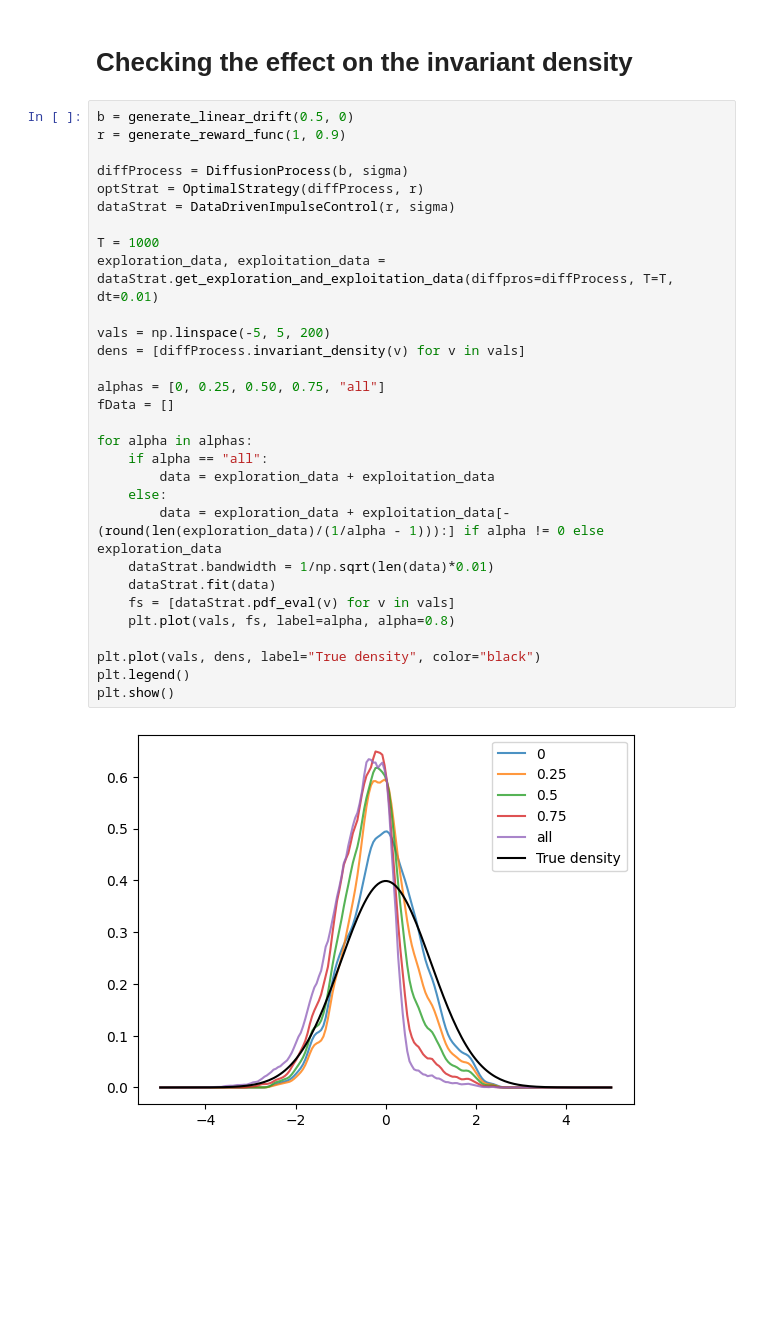
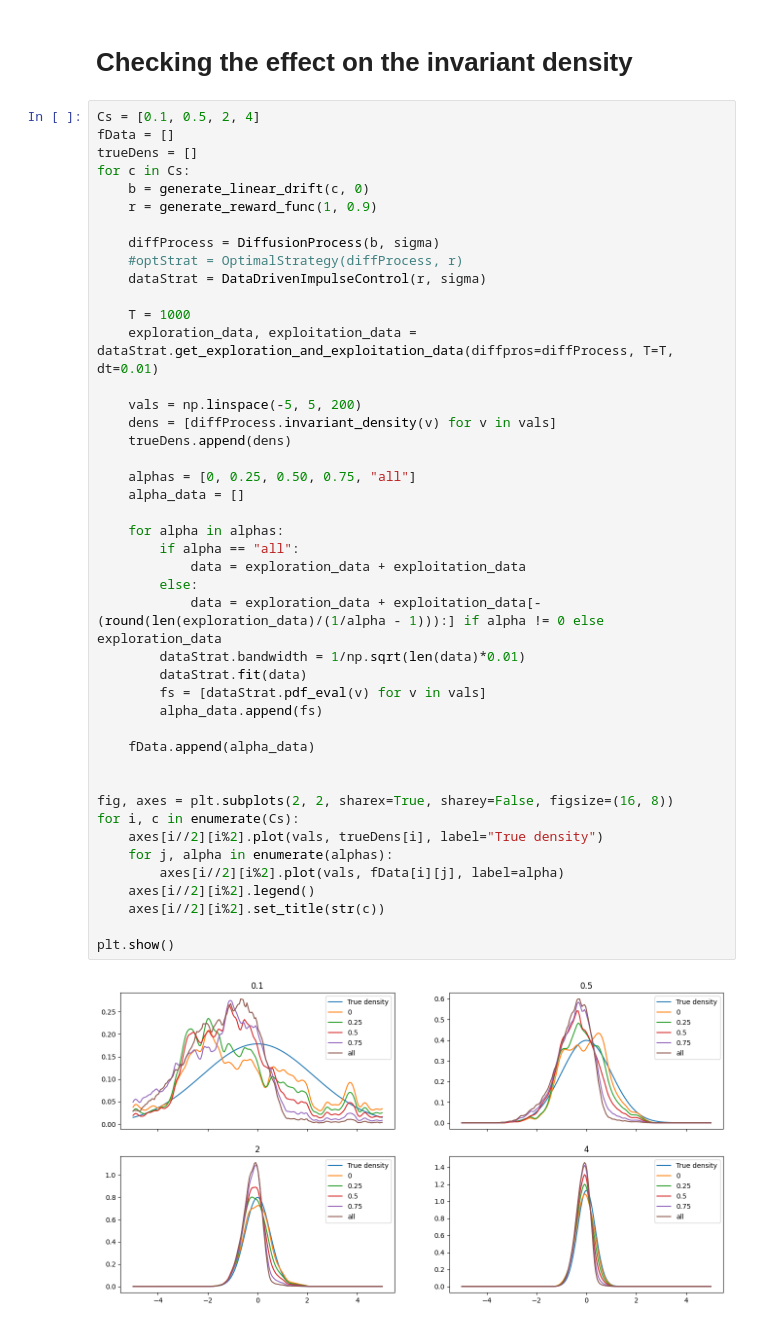
Before and after one commit to RasmusBrostroem/Data-driven-algorithms-for-Impulse-control-problem-Thesis, a Jupyter notebook: TestingUsingExploitationData.ipynb, the cells around one changed output. Cells and saved outputs as stored; diff of their text form; blank space fills up the shorter version.

Commit message:
Added 4 plots for different drifs

```diff
--- a/TestingUsingExploitationData.ipynb
+++ b/TestingUsingExploitationData.ipynb
@@ -8,35 +8,49 @@ The idea of this document is to see how it will affect the simulation, when we u
 # %% [markdown]
 # Checking the effect on the invariant density
 # %%
-b = generate_linear_drift(0.5, 0)
-r = generate_reward_func(1, 0.9)
+Cs = [0.1, 0.5, 2, 4]
+fData = []
+trueDens = []
+for c in Cs:
+    b = generate_linear_drift(c, 0)
+    r = generate_reward_func(1, 0.9)
 
-diffProcess = DiffusionProcess(b, sigma)
-optStrat = OptimalStrategy(diffProcess, r)
-dataStrat = DataDrivenImpulseControl(r, sigma)
+    diffProcess = DiffusionProcess(b, sigma)
+    #optStrat = OptimalStrategy(diffProcess, r)
+    dataStrat = DataDrivenImpulseControl(r, sigma)
 
-T = 1000
-exploration_data, exploitation_data = dataStrat.get_exploration_and_exploitation_data(diffpros=diffProcess, T=T, dt=0.01)
+    T = 1000
+    exploration_data, exploitation_data = dataStrat.get_exploration_and_exploitation_data(diffpros=diffProcess, T=T, dt=0.01)
 
-vals = np.linspace(-5, 5, 200)
-dens = [diffProcess.invariant_density(v) for v in vals]
+    vals = np.linspace(-5, 5, 200)
+    dens = [diffProcess.invariant_density(v) for v in vals]
+    trueDens.append(dens)
 
-alphas = [0, 0.25, 0.50, 0.75, "all"]
-fData = []
+    alphas = [0, 0.25, 0.50, 0.75, "all"]
+    alpha_data = []
 
-for alpha in alphas:
-    if alpha == "all":
-        data = exploration_data + exploitation_data
-    else:
-        data = exploration_data + exploitation_data[-(round(len(exploration_data)/(1/alpha - 1))):] if alpha != 0 else exploration_data
-    dataStrat.bandwidth = 1/np.sqrt(len(data)*0.01)
-    dataStrat.fit(data)
-    fs = [dataStrat.pdf_eval(v) for v in vals]
-    plt.plot(vals, fs, label=alpha, alpha=0.8)
+    for alpha in alphas:
+        if alpha == "all":
+            data = exploration_data + exploitation_data
+        else:
+            data = exploration_data + exploitation_data[-(round(len(exploration_data)/(1/alpha - 1))):] if alpha != 0 else exploration_data
+        dataStrat.bandwidth = 1/np.sqrt(len(data)*0.01)
+        dataStrat.fit(data)
+        fs = [dataStrat.pdf_eval(v) for v in vals]
+        alpha_data.append(fs)
 
-plt.plot(vals, dens, label="True density", color="black")
-plt.legend()
+    fData.append(alpha_data)
+
+
+fig, axes = plt.subplots(2, 2, sharex=True, sharey=False, figsize=(16, 8))
+for i, c in enumerate(Cs):
+    axes[i//2][i%2].plot(vals, trueDens[i], label="True density")
+    for j, alpha in enumerate(alphas):
+        axes[i//2][i%2].plot(vals, fData[i][j], label=alpha)
+    axes[i//2][i%2].legend()
+    axes[i//2][i%2].set_title(str(c))
+
 plt.show()
 # %% [output]
-[figure, old version]
+[figure, new version]
 # %%
```
Also changed, not shown: parts of 1 cell of this notebook.
